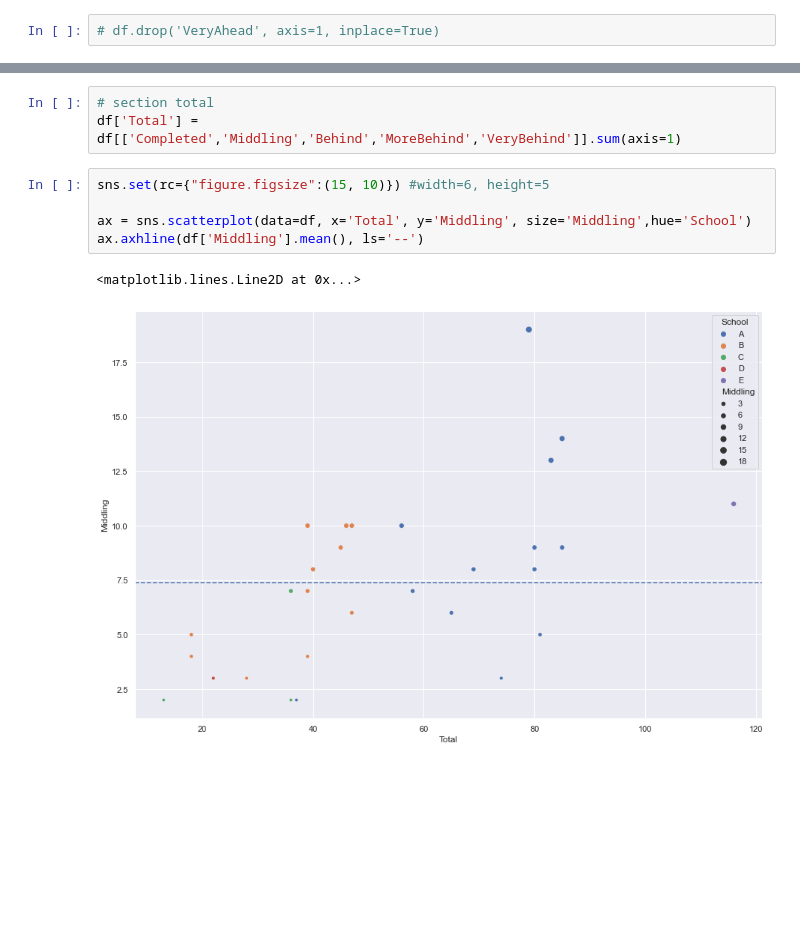
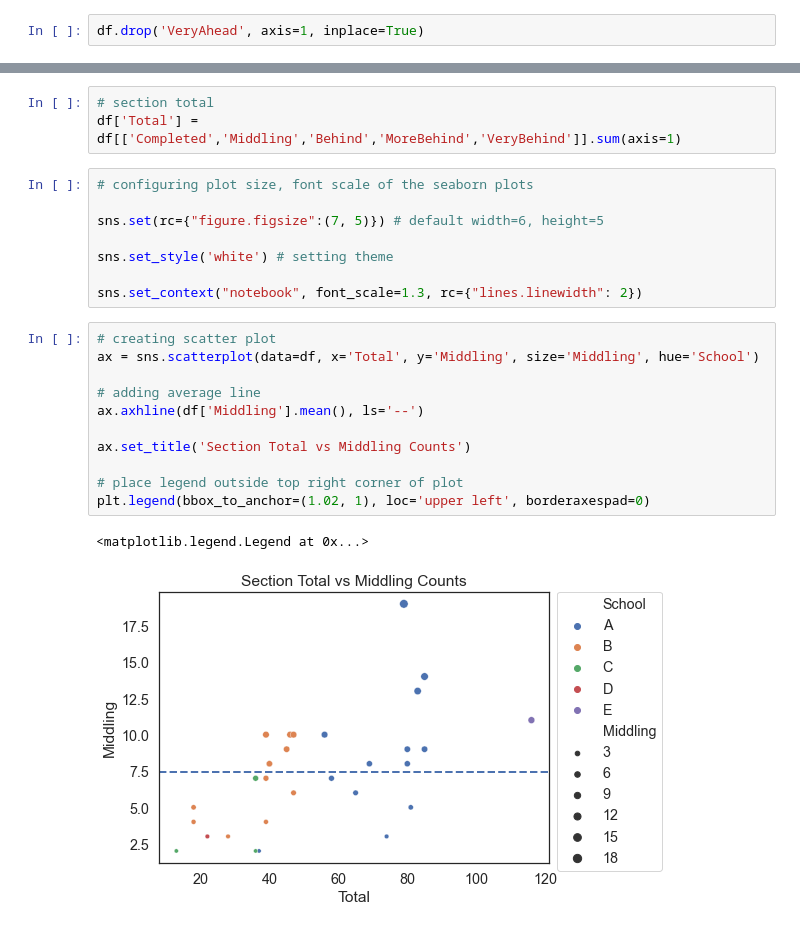
Before and after one commit to chaithrakc/syr_ads_machine_learning, a Jupyter notebook: week02data_preparation/hw02/HW02_DataPreparation.ipynb, the cells around one changed output, grey strips where cells are left out. Drawn from its saved outputs; the diff is of its cells as text; blank space fills up the shorter version.

```diff
--- a/week02data_preparation/hw02/HW02_DataPreparation.ipynb
+++ b/week02data_preparation/hw02/HW02_DataPreparation.ipynb
@@ -148,4 +151,4 @@ df.describe().T
 # %% [markdown]
 There is no data in VeryAhead. It is okay to drop this column
 # %%
-# df.drop('VeryAhead', axis=1, inplace=True)
+df.drop('VeryAhead', axis=1, inplace=True)
@@ -229,12 +251,26 @@ Plot that maps Section Total vs Middling Counts
 # %%
 # section total
 df['Total'] = df[['Completed','Middling','Behind','MoreBehind','VeryBehind']].sum(axis=1)
+# %%
+# configuring plot size, font scale of the seaborn plots
+
+sns.set(rc={"figure.figsize":(7, 5)}) # default width=6, height=5
+
+sns.set_style('white') # setting theme
+
+sns.set_context("notebook", font_scale=1.3, rc={"lines.linewidth": 2})
 # %%
-sns.set(rc={"figure.figsize":(15, 10)}) #width=6, height=5
+# creating scatter plot
+ax = sns.scatterplot(data=df, x='Total', y='Middling', size='Middling', hue='School')
 
-ax = sns.scatterplot(data=df, x='Total', y='Middling', size='Middling',hue='School')
+# adding average line
 ax.axhline(df['Middling'].mean(), ls='--')
+
+ax.set_title('Section Total vs Middling Counts')
+
+# place legend outside top right corner of plot
+plt.legend(bbox_to_anchor=(1.02, 1), loc='upper left', borderaxespad=0)
 # %% [output]
-<matplotlib.lines.Line2D at 0x...>
+<matplotlib.legend.Legend at 0x...>
-[figure, old version]
+[figure, new version]
 # %%
```
Also changed, not shown: parts of 12 cells of this notebook.
